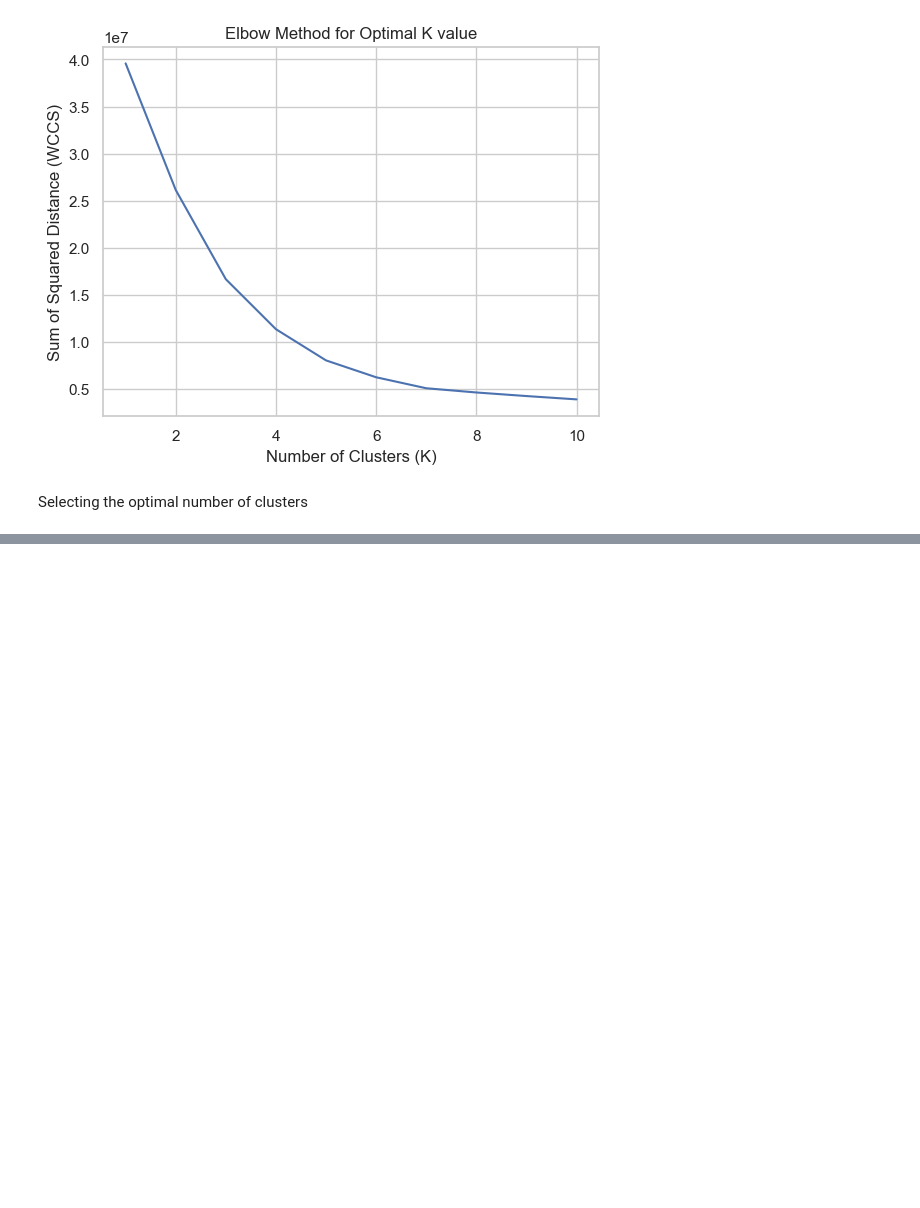
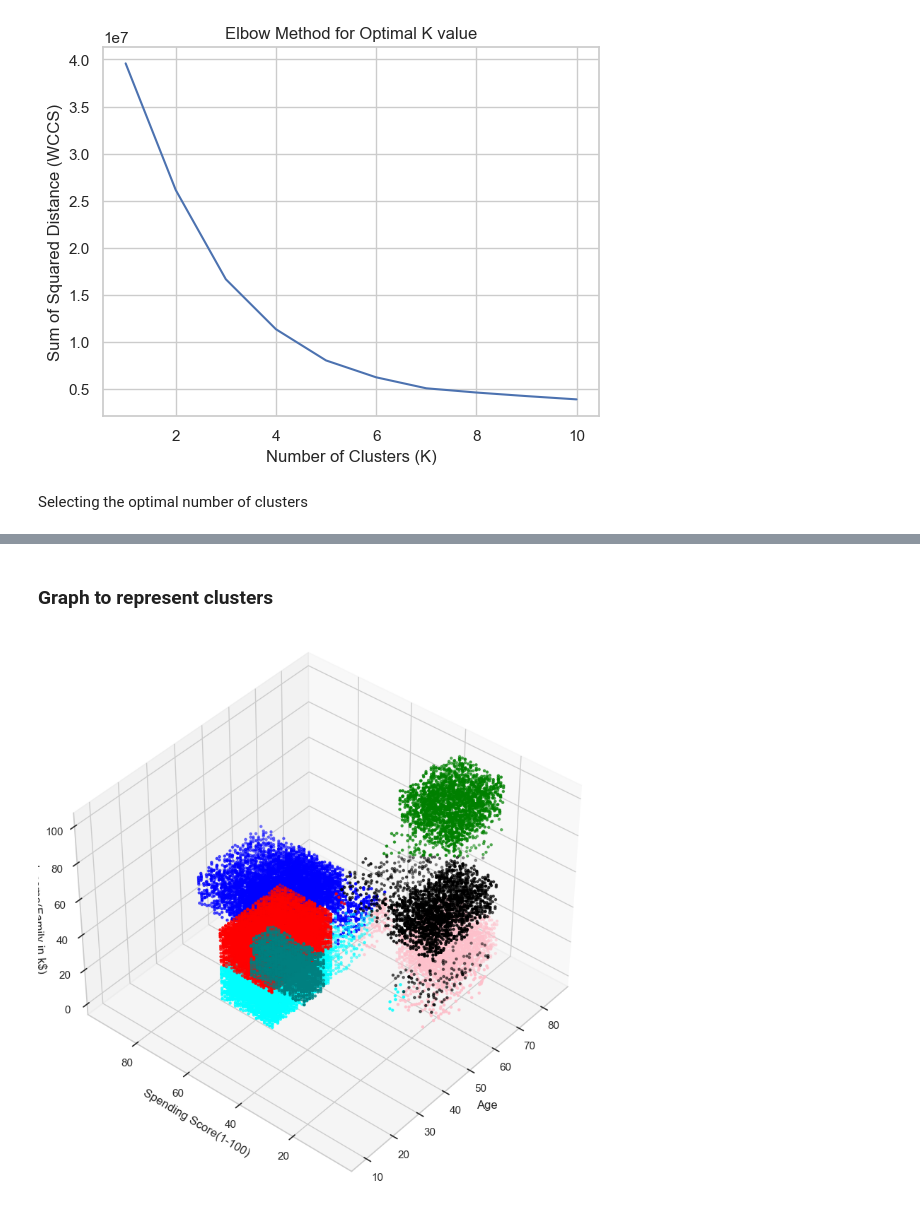
Before and after one commit to Lafri-13/dsgp-group23-business-data-harbour, a Jupyter notebook: CustomerSegmentation.ipynb, the cells around one changed output, grey strips where cells are left out. Saved outputs shown, nothing was run; the diff lists cells and outputs as text; code cells hidden in the pictures; blank space fills up the shorter version.

Commit message:
Plotted the clusters

```diff
--- a/CustomerSegmentation.ipynb
+++ b/CustomerSegmentation.ipynb
@@ -210,0 +211,30 @@ print(kmeans.cluster_centers_)
+# %% [markdown]
+### Graph to represent clusters
+# %%
+# assigning cluster labels to dataframe
+clusters = kmeans.fit_predict(x3)
+df["label"] = clusters
+
+from mpl_toolkits.mplot3d import Axes3D
+
+# giving different colors for each clusters
+fig = plt.figure(figsize=(20,10))
+ax = fig.add_subplot(111, projection='3d')
+ax.scatter(df.Age[df.label == 0], df["Spending Score(1-100)"][df.label == 0], df["Income(Family in k$)"][df.label == 0], c='blue', s=5)
+ax.scatter(df.Age[df.label == 1], df["Spending Score(1-100)"][df.label == 1], df["Income(Family in k$)"][df.label == 1], c='red', s=5)
+ax.scatter(df.Age[df.label == 2], df["Spending Score(1-100)"][df.label == 2], df["Income(Family in k$)"][df.label == 2], c='green', s=5)
+ax.scatter(df.Age[df.label == 3], df["Spending Score(1-100)"][df.label == 3], df["Income(Family in k$)"][df.label == 3], c='teal', s=5)
+ax.scatter(df.Age[df.label == 4], df["Spending Score(1-100)"][df.label == 4], df["Income(Family in k$)"][df.label == 4], c='pink', s=5)
+ax.scatter(df.Age[df.label == 5], df["Spending Score(1-100)"][df.label == 5], df["Income(Family in k$)"][df.label == 5], c='cyan', s=5)
+ax.scatter(df.Age[df.label == 6], df["Spending Score(1-100)"][df.label == 6], df["Income(Family in k$)"][df.label == 6], c='black', s=5)
+
+# vieving angle
+ax.view_init(40,220)
+
+plt.xlabel('Age')
+plt.ylabel('Spending Score(1-100)')
+ax.set_zlabel('Income(Family in k$)')
+
+plt.show()
+# %% [output]
+[figure, added]
```
Also changed, not shown: parts of 5 cells of this notebook.
